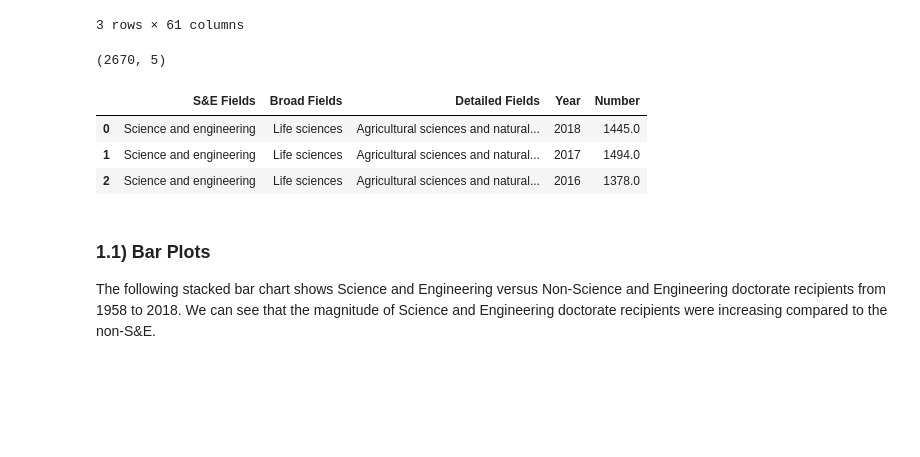
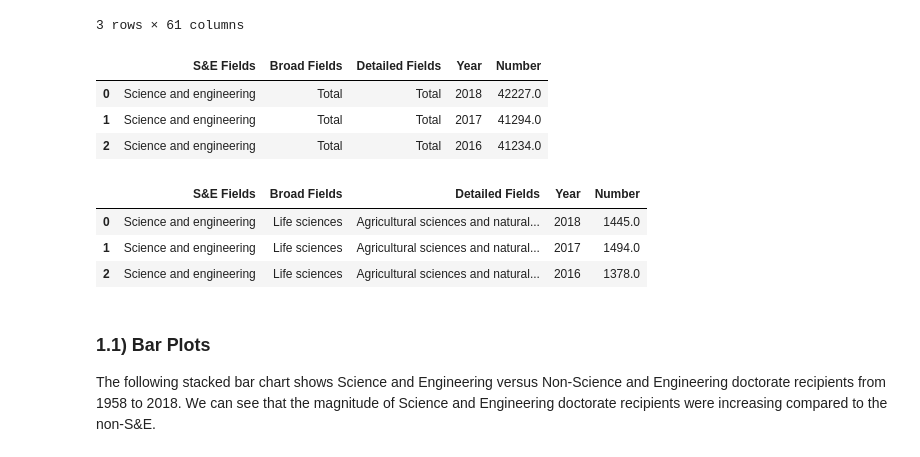
Before and after one commit to mulukenm/dataScience, a Jupyter notebook: SQLComparisonVisualization.ipynb, the cells around one changed output. Drawn from its saved outputs; the diff is of its cells as text; code cells hidden in the pictures; blank space fills up the shorter version.

```diff
--- a/SQLComparisonVisualization.ipynb
+++ b/SQLComparisonVisualization.ipynb
@@ -58,15 +58,18 @@ df1.head(3)
 # %%
 # Data wrangling for proper formatting of visualizatiom
 df1s = df1.stack()
 df1s =df1s.to_frame()
 df1s.head(10)
 df1s = df1s.reset_index()
 df1s.columns = ['S&E Fields', 'Broad Fields', 'Detailed Fields', 'Year', 'Number']
 # # df1s.columns
 df1s.head(3)
-df1s.shape
+#df1s.shape
 # %% [output]
-(2670, 5)
+|  | S&E Fields | Broad Fields | Detailed Fields | Year | Number |
+| 0 | Science and engineering | Total | Total | 2018 | 42227.0 |
+| 1 | Science and engineering | Total | Total | 2017 | 41294.0 |
+| 2 | Science and engineering | Total | Total | 2016 | 41234.0 |
 # %%
 df1s = df1s[df1s['Detailed Fields'] != 'Total']
 df1s = df1s.reset_index()
```
Also changed, not shown: parts of 1 cell of this notebook.
